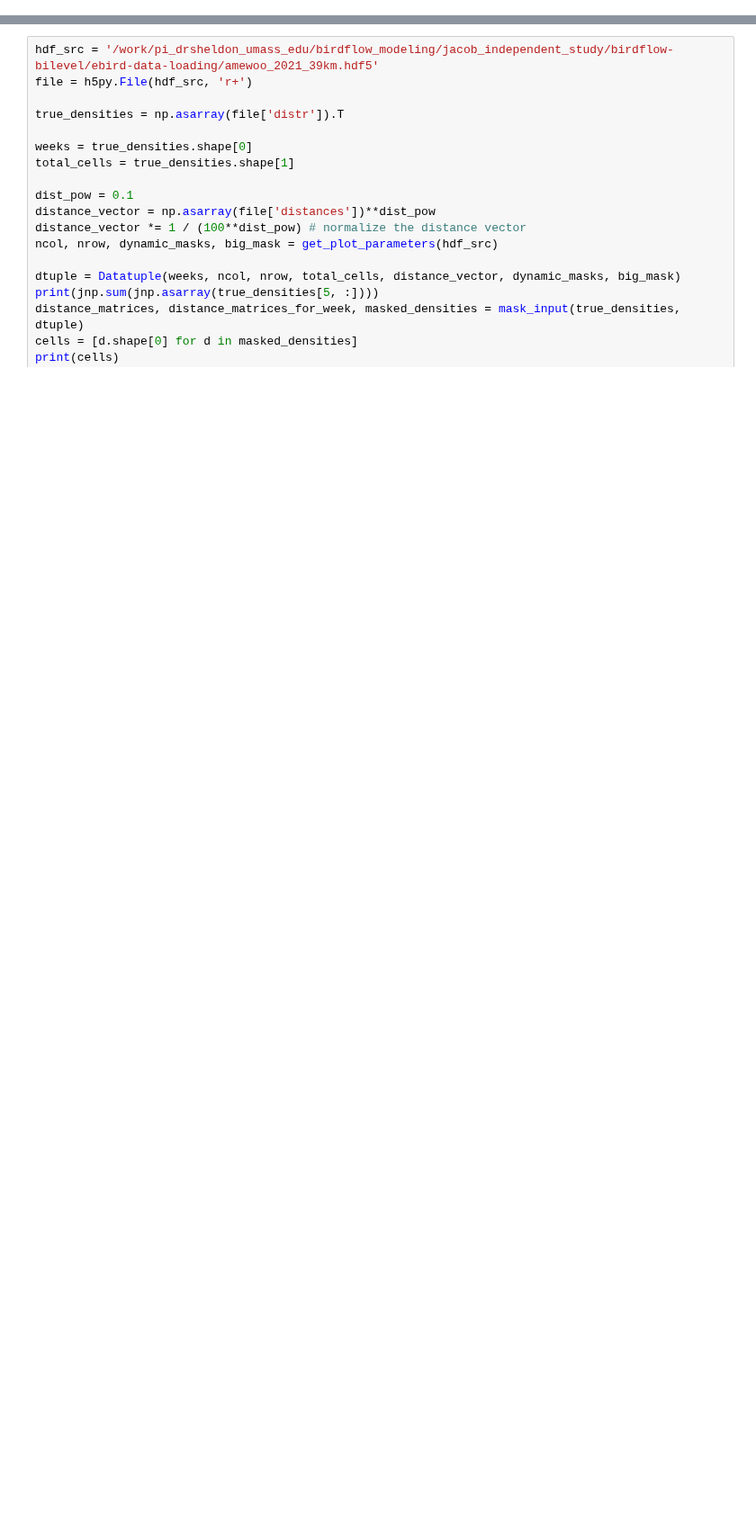
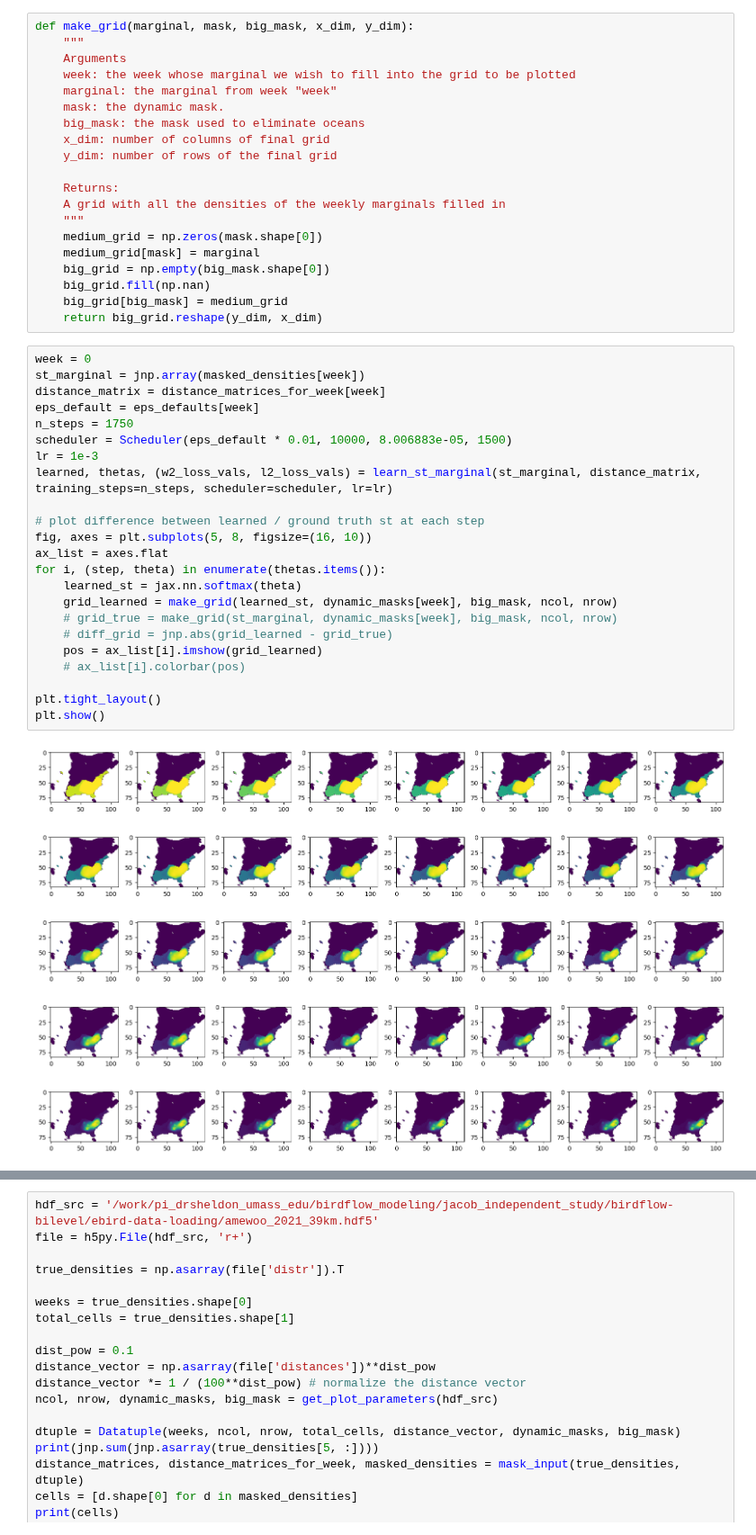
Before and after one commit to jacobe90/birdflow-bilevel, a Jupyter notebook: src/model-testing.ipynb, the cells around one changed output, grey strips where cells are left out. Shown at 90% size. Saved outputs shown, nothing was run; the diff lists cells and outputs as text; blank space fills up the shorter version.

Commit message:
first experiment - learning st marginal

```diff
--- a/src/model-testing.ipynb
+++ b/src/model-testing.ipynb
@@ -18,0 +188,45 @@ import jax
+# %%
+def make_grid(marginal, mask, big_mask, x_dim, y_dim):
+    """
+    Arguments
+    week: the week whose marginal we wish to fill into the grid to be plotted
+    marginal: the marginal from week "week"
+    mask: the dynamic mask.
+    big_mask: the mask used to eliminate oceans
+    x_dim: number of columns of final grid
+    y_dim: number of rows of the final grid
+
+    Returns:
+    A grid with all the densities of the weekly marginals filled in
+    """
+    medium_grid = np.zeros(mask.shape[0])
+    medium_grid[mask] = marginal
+    big_grid = np.empty(big_mask.shape[0])
+    big_grid.fill(np.nan)
+    big_grid[big_mask] = medium_grid
+    return big_grid.reshape(y_dim, x_dim)
+# %%
+week = 0
+st_marginal = jnp.array(masked_densities[week])
+distance_matrix = distance_matrices_for_week[week]
+eps_default = eps_defaults[week]
+n_steps = 1750
+scheduler = Scheduler(eps_default * 0.01, 10000, 8.006883e-05, 1500)
+lr = 1e-3
+learned, thetas, (w2_loss_vals, l2_loss_vals) = learn_st_marginal(st_marginal, distance_matrix, training_steps=n_steps, scheduler=scheduler, lr=lr)
+
+# plot difference between learned / ground truth st at each step
+fig, axes = plt.subplots(5, 8, figsize=(16, 10))
+ax_list = axes.flat
+for i, (step, theta) in enumerate(thetas.items()):
+    learned_st = jax.nn.softmax(theta)
+    grid_learned = make_grid(learned_st, dynamic_masks[week], big_mask, ncol, nrow)
+    # grid_true = make_grid(st_marginal, dynamic_masks[week], big_mask, ncol, nrow)
+    # diff_grid = jnp.abs(grid_learned - grid_true)
+    pos = ax_list[i].imshow(grid_learned)
+    # ax_list[i].colorbar(pos)
+
+plt.tight_layout()
+plt.show()
+# %% [output]
+[figure, added]
```
Also changed, not shown: parts of 9 cells of this notebook, 2 other files.
